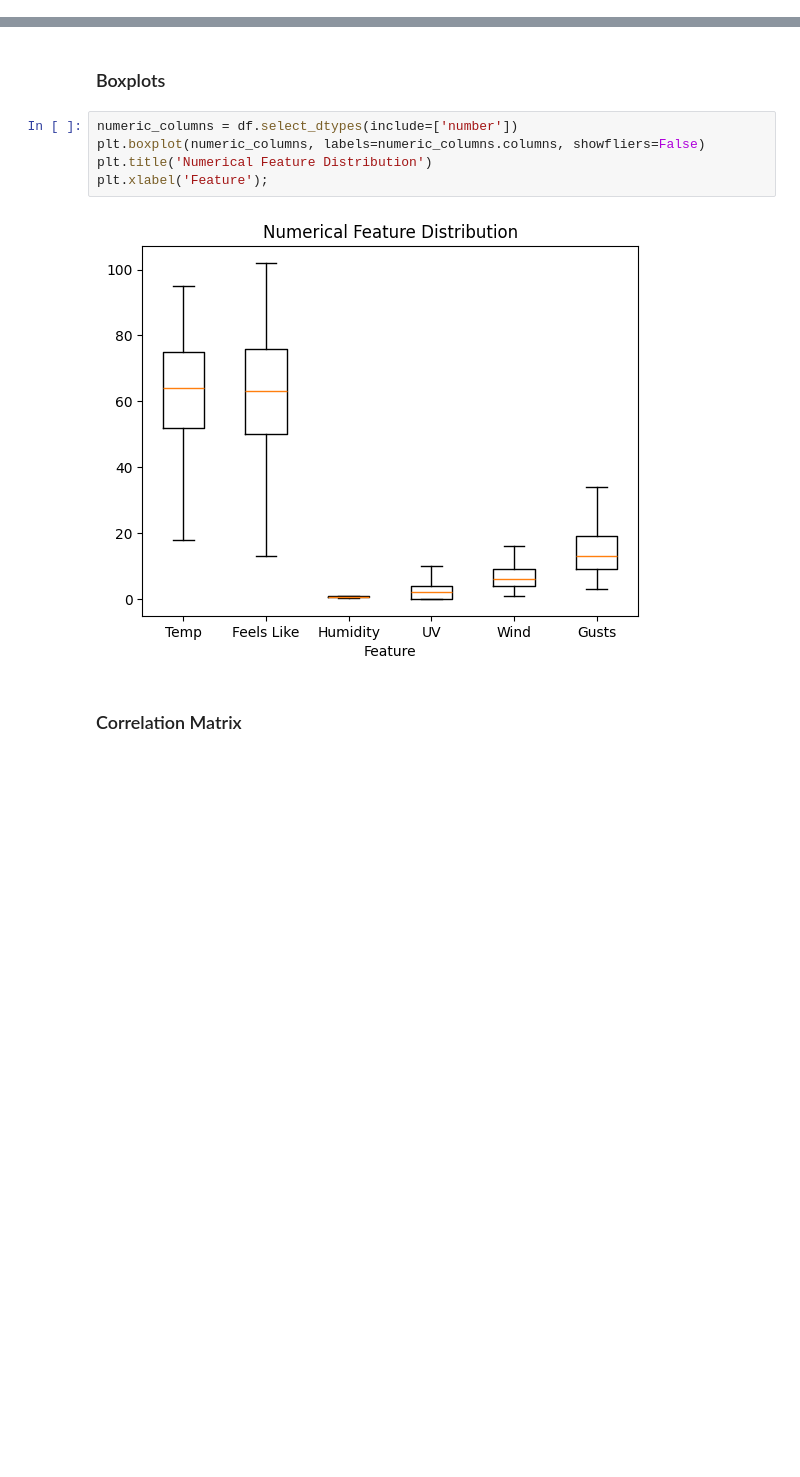
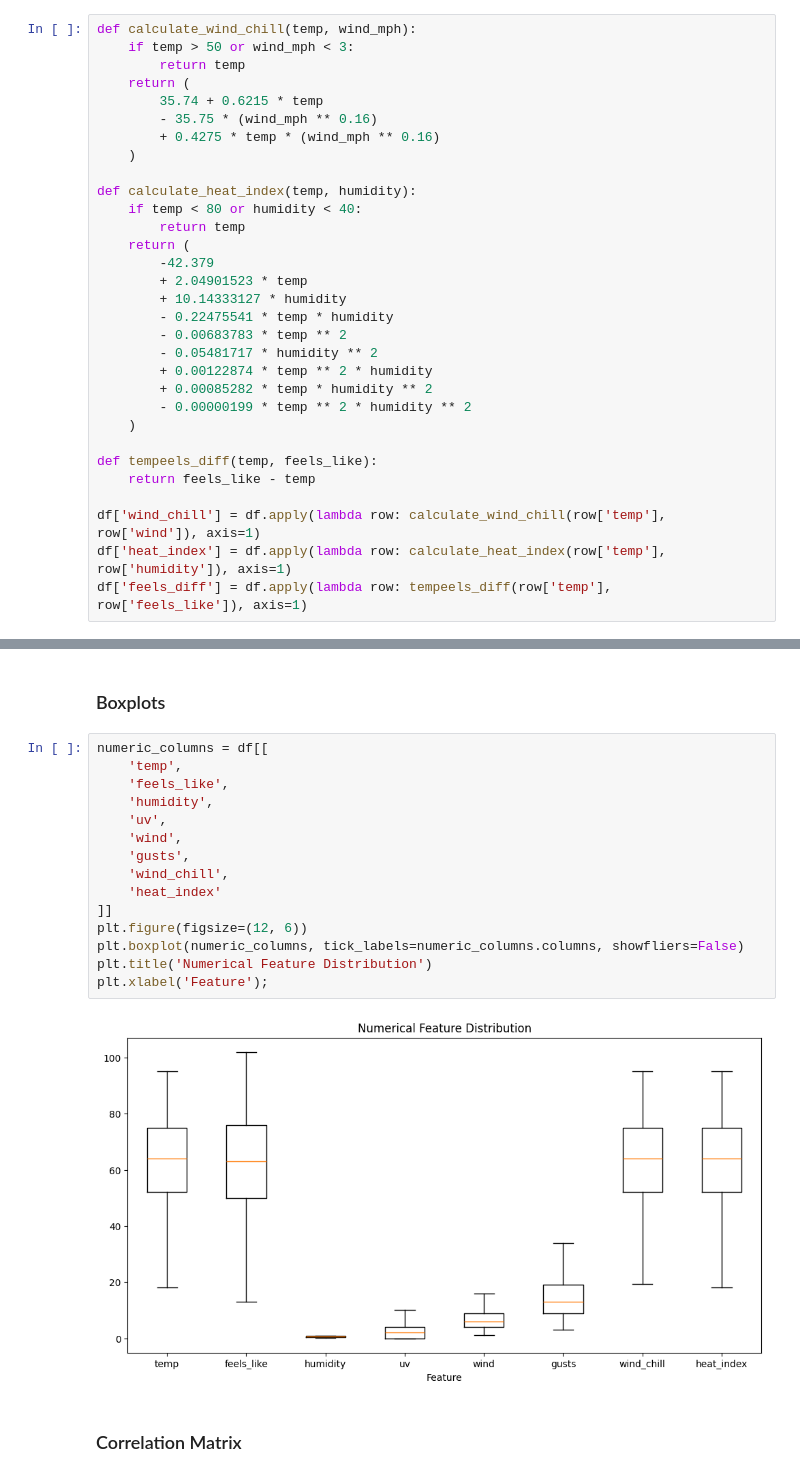
Before and after one commit to tikkikkit21/WeatherML, a Jupyter notebook: research/research.ipynb, the cells around one changed output, grey strips where cells are left out. Saved outputs shown, nothing was run; the diff lists cells and outputs as text; blank space fills up the shorter version.

```diff
--- a/research/research.ipynb
+++ b/research/research.ipynb
@@ -180,3 +221,34 @@ df.head()
+# %%
+def calculate_wind_chill(temp, wind_mph):
+    if temp > 50 or wind_mph < 3:
+        return temp
+    return (
+        35.74 + 0.6215 * temp
+        - 35.75 * (wind_mph ** 0.16)
+        + 0.4275 * temp * (wind_mph ** 0.16)
+    )
+
+def calculate_heat_index(temp, humidity):
+    if temp < 80 or humidity < 40:
+        return temp
+    return (
+        -42.379
+        + 2.04901523 * temp
+        + 10.14333127 * humidity
+        - 0.22475541 * temp * humidity
+        - 0.00683783 * temp ** 2
+        - 0.05481717 * humidity ** 2
+        + 0.00122874 * temp ** 2 * humidity
+        + 0.00085282 * temp * humidity ** 2
+        - 0.00000199 * temp ** 2 * humidity ** 2
+    )
+
+def tempeels_diff(temp, feels_like):
+    return feels_like - temp
+
+df['wind_chill'] = df.apply(lambda row: calculate_wind_chill(row['temp'], row['wind']), axis=1)
+df['heat_index'] = df.apply(lambda row: calculate_heat_index(row['temp'], row['humidity']), axis=1)
+df['feels_diff'] = df.apply(lambda row: tempeels_diff(row['temp'], row['feels_like']), axis=1)
 # %% [markdown]
 ## Data Analysis & Visualizations
 # %% [markdown]
@@ -238,12 +312,22 @@ plt.legend(title='Clothing');
 # %% [markdown]
 ### Boxplots
 # %%
-numeric_columns = df.select_dtypes(include=['number'])
-plt.boxplot(numeric_columns, labels=numeric_columns.columns, showfliers=False)
+numeric_columns = df[[
+    'temp',
+    'feels_like',
+    'humidity',
+    'uv',
+    'wind',
+    'gusts',
+    'wind_chill',
+    'heat_index'
+]]
+plt.figure(figsize=(12, 6))
+plt.boxplot(numeric_columns, tick_labels=numeric_columns.columns, showfliers=False)
 plt.title('Numerical Feature Distribution')
 plt.xlabel('Feature');
 # %% [output]
-[figure, old version]
+[figure, new version]
 # %% [markdown]
 ### Correlation Matrix
 # %%
```
Also changed, not shown: parts of 48 cells of this notebook.
